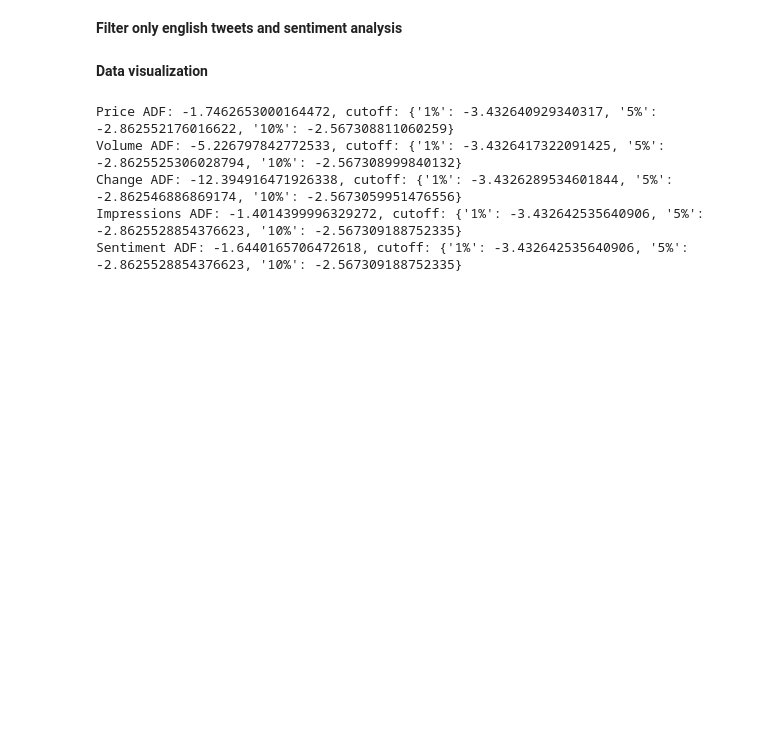
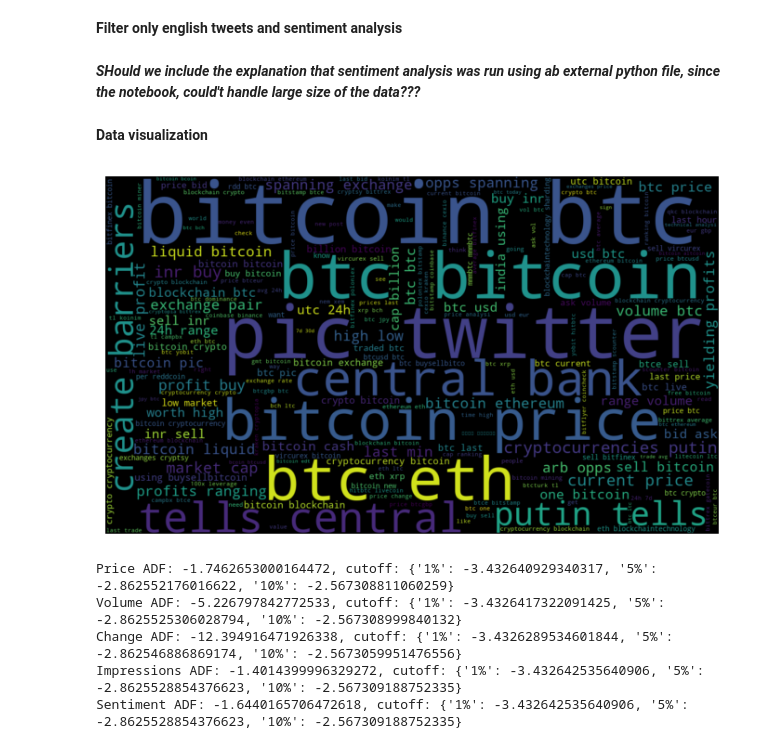
Before and after one commit to finn-prins/Scientific-Data-Analysis-Project, a Jupyter notebook: team_11.ipynb, the cells around one changed output. Cells and saved outputs as stored; diff of their text form; code cells hidden in the pictures; blank space fills up the shorter version.

```diff
--- a/team_11.ipynb
+++ b/team_11.ipynb
@@ -238,8 +226,44 @@ def vader_sentiment(text):
             sentiment = 0
 
         return {'sentiment':sentiment, 'compound':scores['compound']}
+# %% [markdown]
+***SHould we include the explanation that sentiment analysis was run using ab external python file, since the notebook, could't handle large size of the data???***
 # %% [markdown]
 **Data visualization**
+# %%
+#using previously cleaned data from the sentiment analysis and taking 5 mill rows
+tweet_sentiment = pd.read_csv('data/tweets_sentiment.csv',nrows=5_000_000)
+
+#cleaning the text using specific characters found in the tweets
+def clean_text(s):
+    s = re.sub(r'http\S+', '', s)
+    s = re.sub('(RT|via)((?:\\b\\W*@\\w+)+)', ' ', s)
+    s = re.sub(r'@\S+', '', s)
+    s = re.sub('&amp', ' ', s)
+    s = re.sub('com', ' ', s)
+    return s
+
+# dataframe copy
+processed_tweets = tweet_sentiment[['text']].copy()
+# text cleaning
+processed_tweets['cleaned_text'] = processed_tweets['text'].apply(clean_text)
+# string with processed text
+processed_text = ' '.join(processed_tweets['cleaned_text'].astype(str).str.lower())
+
+# worldcloud visual
+wordcloud = WordCloud(
+    width=1200,
+    height=700,
+    collocations=True,
+    relative_scaling=0.4,
+    stopwords=set(stopwords.words('english'))
+).generate(processed_text)
+plt.figure(figsize=(10, 5))
+plt.imshow(wordcloud, interpolation='bilinear')
+plt.axis('off')
+plt.show()
+# %% [output]
+[figure, added]
 # %%
 
 from statsmodels.tsa.stattools import adfuller
```
Also changed, not shown: parts of 5 cells of this notebook, 1 other file.
